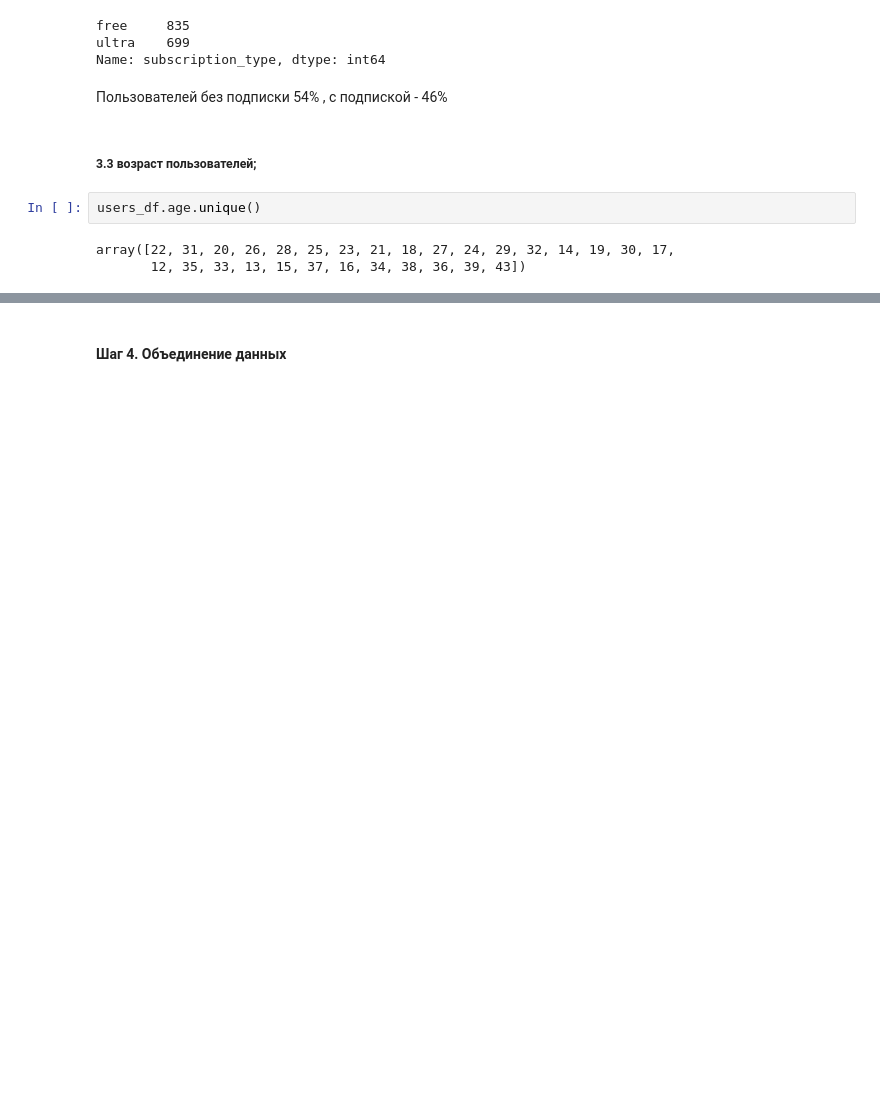
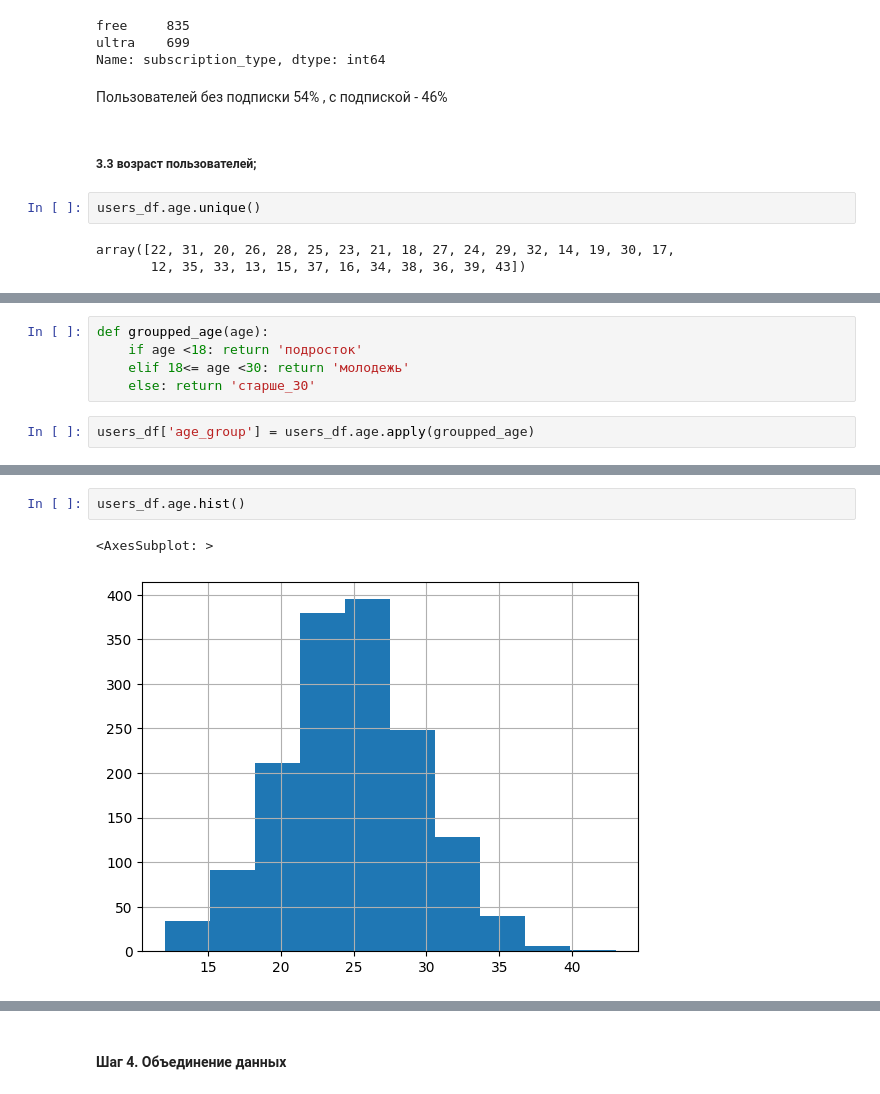
Before and after one commit to anthonypotekhin/studying, a Jupyter notebook: yandex_practicum/statistics_analysis_proj.ipynb, the cells around one changed output, grey strips where cells are left out. Drawn from its saved outputs; the diff is of its cells as text; blank space fills up the shorter version.

```diff
--- a/yandex_practicum/statistics_analysis_proj.ipynb
+++ b/yandex_practicum/statistics_analysis_proj.ipynb
@@ -264,0 +267,7 @@ array([22, 31, 20, 26, 28, 25, 23, 21, 18, 27, 24, 29, 32, 14, 19, 30, 17,
+# %%
+def groupped_age(age):
+    if age <18: return 'подросток'
+    elif 18<= age <30: return 'молодежь'
+    else: return 'старше_30'
+# %%
+users_df['age_group'] = users_df.age.apply(groupped_age)
@@ -264,0 +283,5 @@ array([22, 31, 20, 26, 28, 25, 23, 21, 18, 27, 24, 29, 32, 14, 19, 30, 17,
+# %%
+users_df.age.hist()
+# %% [output]
+<AxesSubplot: >
+[figure, added]
```
Also changed, not shown: parts of 39 cells of this notebook.
